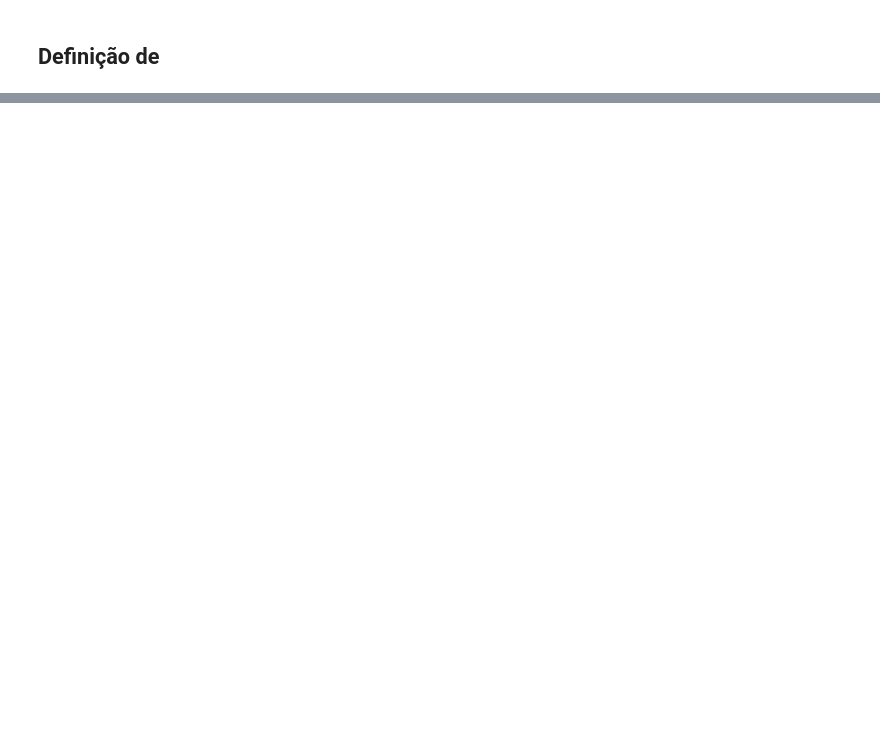
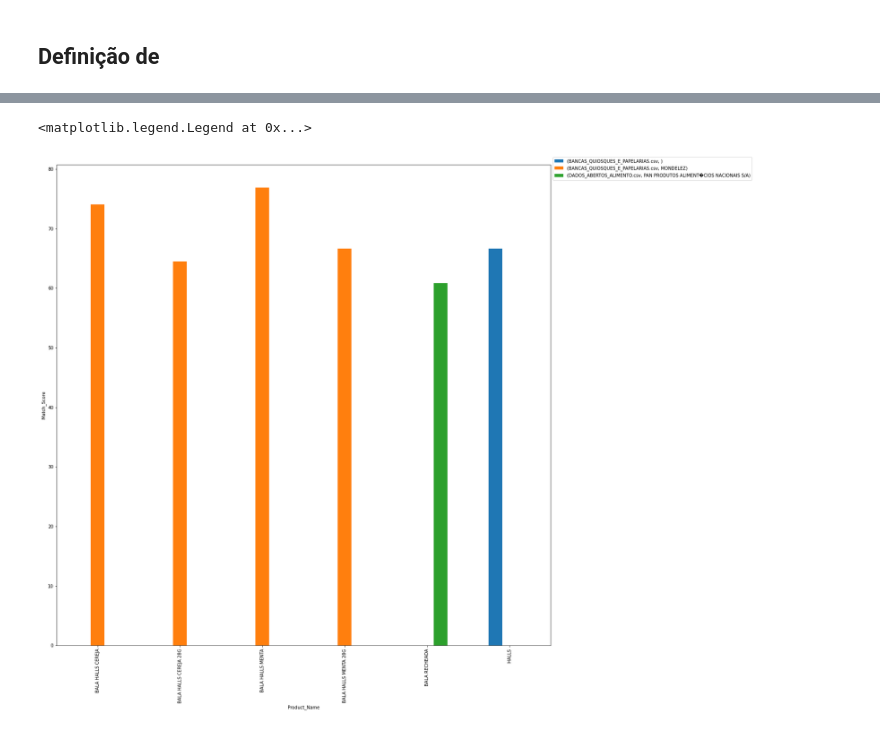
Before and after one commit to ssnivlek/fuzzy_csv_search, a Jupyter notebook: fuzzy_search.ipynb, the cells around one changed output, grey strips where cells are left out. Saved outputs shown, nothing was run; the diff lists cells and outputs as text; code cells hidden in the pictures; blank space fills up the shorter version.

```diff
--- a/fuzzy_search.ipynb
+++ b/fuzzy_search.ipynb
@@ -162,0 +214,9 @@ df.head()
+# %%
+dfp = df_result.pivot_table(index='Product_Name', columns=['Searched_CSV','Brand'], values='Match_Score',fill_value=0)
+
+ax = dfp.plot.bar(figsize=(20,20),align= "center")
+ax.set_ylabel("Match_Score")
+ax.legend(bbox_to_anchor=(1, 1.02), loc='upper left')
+# %% [output]
+<matplotlib.legend.Legend at 0x...>
+[figure, added]
```
Also changed, not shown: parts of 22 cells of this notebook.
